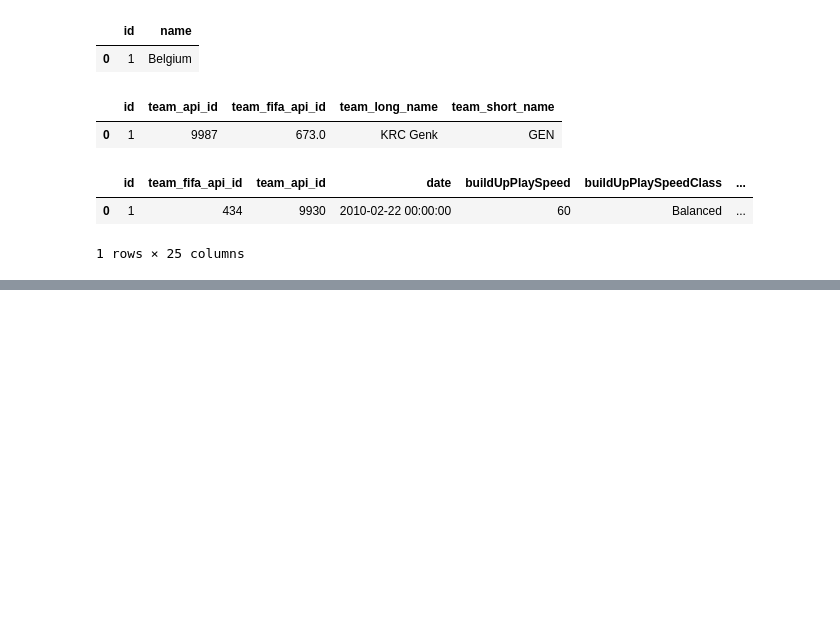
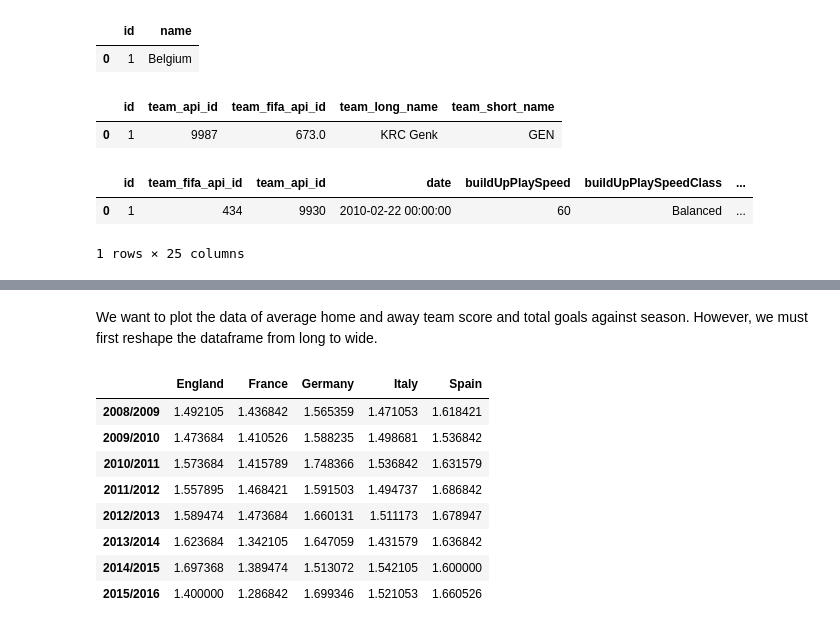
Before and after one commit to kbtran93/sql-european-soccer-analysis, a Jupyter notebook: sql_european_soccer_analysis.ipynb, the cells around one changed output, grey strips where cells are left out. Saved outputs shown, nothing was run; the diff lists cells and outputs as text; code cells hidden in the pictures; blank space fills up the shorter version.

```diff
--- a/sql_european_soccer_analysis.ipynb
+++ b/sql_european_soccer_analysis.ipynb
@@ -102,0 +204,41 @@ We can see that the dataset contains the following tables:
+# %% [markdown]
+We want to plot the data of average home and away team score and total goals against season. However, we must first reshape the dataframe from long to wide.
+# %%
+# Reshape the dataframe from long to wide
+
+# Average home team score vs season
+
+df_avg_home_score = pd.DataFrame(index = np.sort(leagues_data.season.unique()), columns=leagues_data.country_name.unique())
+df_avg_home_score.loc[:, 'England'] = list(leagues_data.loc[leagues_data['country_name'] == 'England', 'avg_home_team_score'])
+df_avg_home_score.loc[:, 'France'] = list(leagues_data.loc[leagues_data['country_name'] == 'France', 'avg_home_team_score'])
+df_avg_home_score.loc[:, 'Germany'] = list(leagues_data.loc[leagues_data['country_name'] == 'Germany', 'avg_home_team_score'])
+df_avg_home_score.loc[:, 'Italy'] = list(leagues_data.loc[leagues_data['country_name'] == 'Italy', 'avg_home_team_score'])
+df_avg_home_score.loc[:, 'Spain'] = list(leagues_data.loc[leagues_data['country_name'] == 'Spain', 'avg_home_team_score'])
+
+# Average away team score vs season
+
+df_avg_away_score = pd.DataFrame(index = np.sort(leagues_data.season.unique()), columns=leagues_data.country_name.unique())
+df_avg_away_score.loc[:, 'England'] = list(leagues_data.loc[leagues_data['country_name'] == 'England', 'avg_away_team_score'])
+df_avg_away_score.loc[:, 'France'] = list(leagues_data.loc[leagues_data['country_name'] == 'France', 'avg_away_team_score'])
+df_avg_away_score.loc[:, 'Germany'] = list(leagues_data.loc[leagues_data['country_name'] == 'Germany', 'avg_away_team_score'])
+df_avg_away_score.loc[:, 'Italy'] = list(leagues_data.loc[leagues_data['country_name'] == 'Italy', 'avg_away_team_score'])
+df_avg_away_score.loc[:, 'Spain'] = list(leagues_data.loc[leagues_data['country_name'] == 'Spain', 'avg_away_team_score'])
+
+# Total goals vs season
+
+df_total_goals = pd.DataFrame(index = np.sort(leagues_data.season.unique()), columns=leagues_data.country_name.unique())
+df_total_goals.loc[:, 'England'] = list(leagues_data.loc[leagues_data['country_name'] == 'England', 'total_goals'])
+df_total_goals.loc[:, 'France'] = list(leagues_data.loc[leagues_data['country_name'] == 'France', 'total_goals'])
+df_total_goals.loc[:, 'Germany'] = list(leagues_data.loc[leagues_data['country_name'] == 'Germany', 'total_goals'])
+df_total_goals.loc[:, 'Italy'] = list(leagues_data.loc[leagues_data['country_name'] == 'Italy', 'total_goals'])
+df_total_goals.loc[:, 'Spain'] = list(leagues_data.loc[leagues_data['country_name'] == 'Spain', 'total_goals'])
+# %% [output]
+|  | England | France | Germany | Italy | Spain |
+| 2008/2009 | 1.492105 | 1.436842 | 1.565359 | 1.471053 | 1.618421 |
+| 2009/2010 | 1.473684 | 1.410526 | 1.588235 | 1.498681 | 1.536842 |
+| 2010/2011 | 1.573684 | 1.415789 | 1.748366 | 1.536842 | 1.631579 |
+| 2011/2012 | 1.557895 | 1.468421 | 1.591503 | 1.494737 | 1.686842 |
+| 2012/2013 | 1.589474 | 1.473684 | 1.660131 | 1.511173 | 1.678947 |
+| 2013/2014 | 1.623684 | 1.342105 | 1.647059 | 1.431579 | 1.636842 |
+| 2014/2015 | 1.697368 | 1.389474 | 1.513072 | 1.542105 | 1.600000 |
+| 2015/2016 | 1.400000 | 1.286842 | 1.699346 | 1.521053 | 1.660526 |
```
Also changed, not shown: parts of 7 cells of this notebook.
